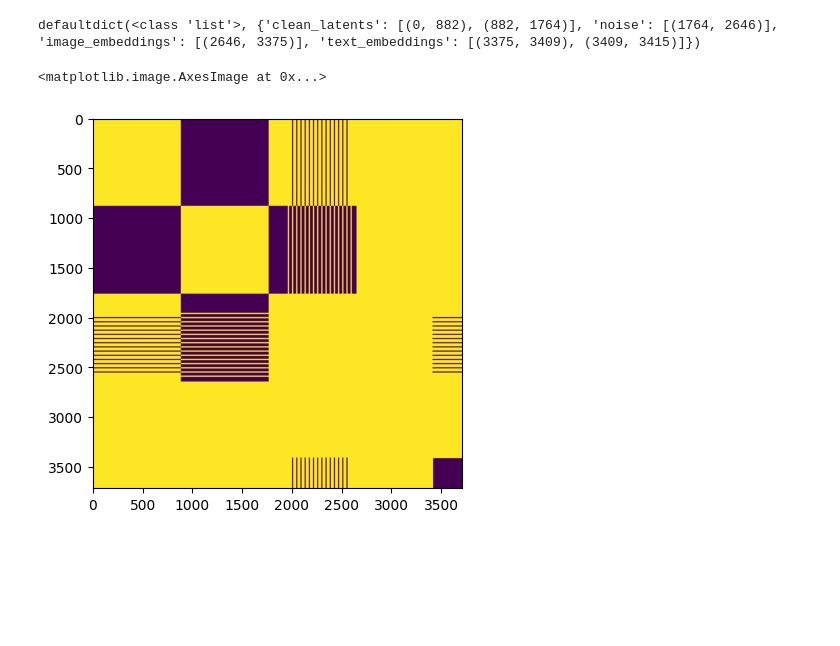
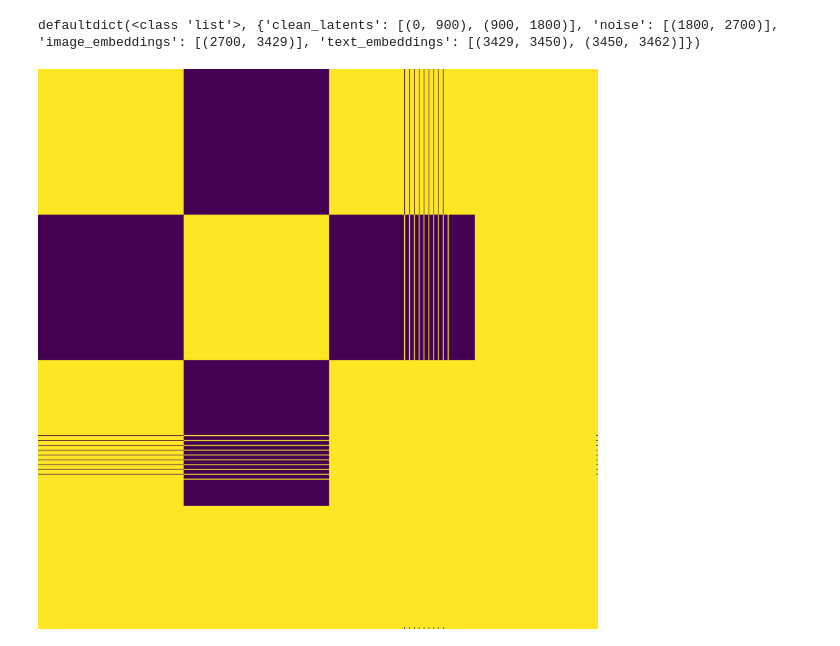
Before and after one commit to yj7082126/musubi-tuner, a Jupyter notebook: src/practice/test_seg.ipynb, the cells around one changed output. Cells and saved outputs as stored; diff of their text form; code cells hidden in the pictures; blank space fills up the shorter version.

```diff
--- a/src/practice/test_seg.ipynb
+++ b/src/practice/test_seg.ipynb
@@ -197,17 +202,7 @@ INFO:root:1000.0: defaultdict(<class 'list'>, {'clean_latents': [(0, 882), (882,
 # %%
 print(attn_cache['attn_dict'])
-attn_mask = attn_cache['attn_mask'].clone()
-attn_mask[attn_mask > -9999.] = 1
-attn_mask[attn_mask < -9999.] = 0
-attn_mask = attn_mask.bool().cpu().numpy()[0]
-
-# attn_mask_2 = np.zeros((attn_mask.shape[0]+300,attn_mask.shape[1]+300), dtype=bool)
-# attn_mask_2[:attn_mask.shape[0],:attn_mask.shape[1]] = attn_mask
-# attn_mask_2[attn_mask.shape[0]:attn_mask.shape[0]+300,:attn_mask.shape[1]] = attn_mask[attn_cache['attn_dict']['text_embeddings'][1][0]:attn_cache['attn_dict']['text_embeddings'][1][1]].repeat(50, 0)
-# attn_mask_2[:attn_mask.shape[0],attn_mask.shape[1]:attn_mask.shape[1]+300] = attn_mask[attn_cache['attn_dict']['text_embeddings'][1][0]:attn_cache['attn_dict']['text_embeddings'][1][1]].repeat(50, 0).T
-
-plt.imshow(attn_mask)
+attn_mask = attn_cache['attn_mask'].clone().to(dtype=torch.float32)
+get_pltplot_as_pil(attn_mask.cpu().numpy()[0], vmin=-9999., vmax=0.)
 # %% [output]
-defaultdict(<class 'list'>, {'clean_latents': [(0, 882), (882, 1764)], 'noise': [(1764, 2646)], 'image_embeddings': [(2646, 3375)], 'text_embeddings': [(3375, 3409), (3409, 3415)]})
+defaultdict(<class 'list'>, {'clean_latents': [(0, 900), (900, 1800)], 'noise': [(1800, 2700)], 'image_embeddings': [(2700, 3429)], 'text_embeddings': [(3429, 3450), (3450, 3462)]})
-<matplotlib.image.AxesImage at 0x...>
-[figure, old version]
+[figure, new version]
```
Also changed, not shown: parts of 10 cells of this notebook, 5 other files.
